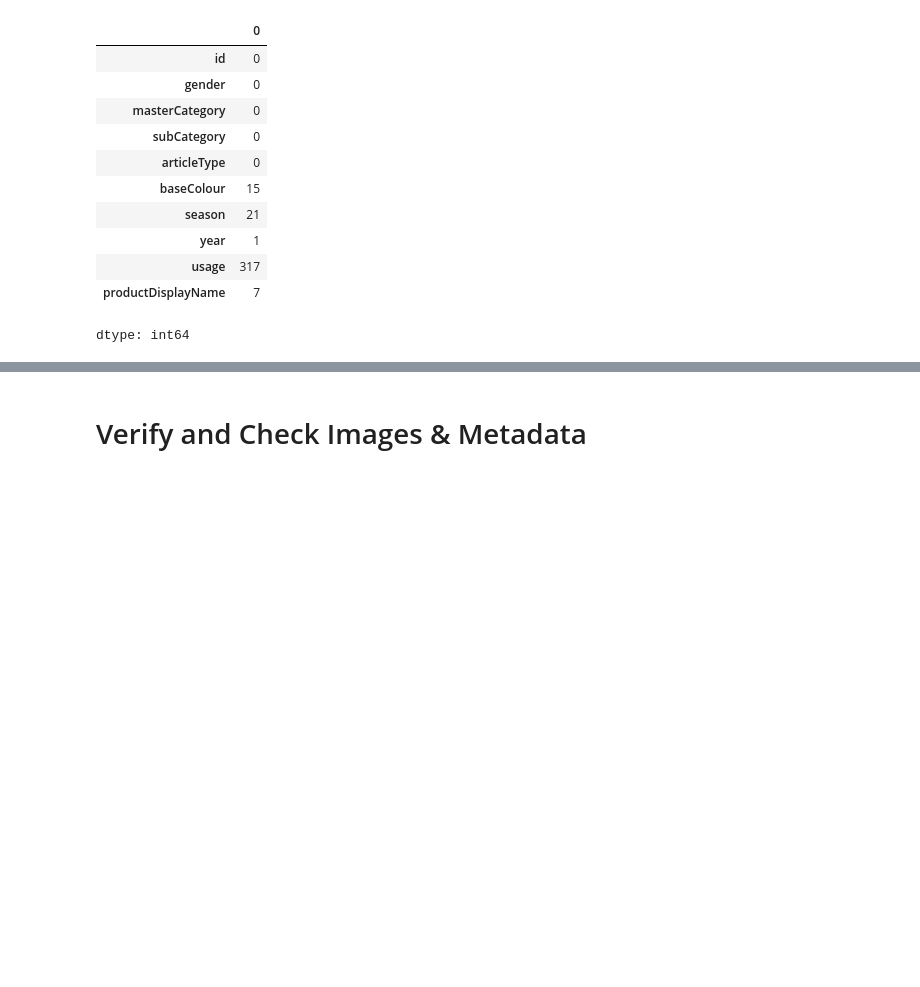
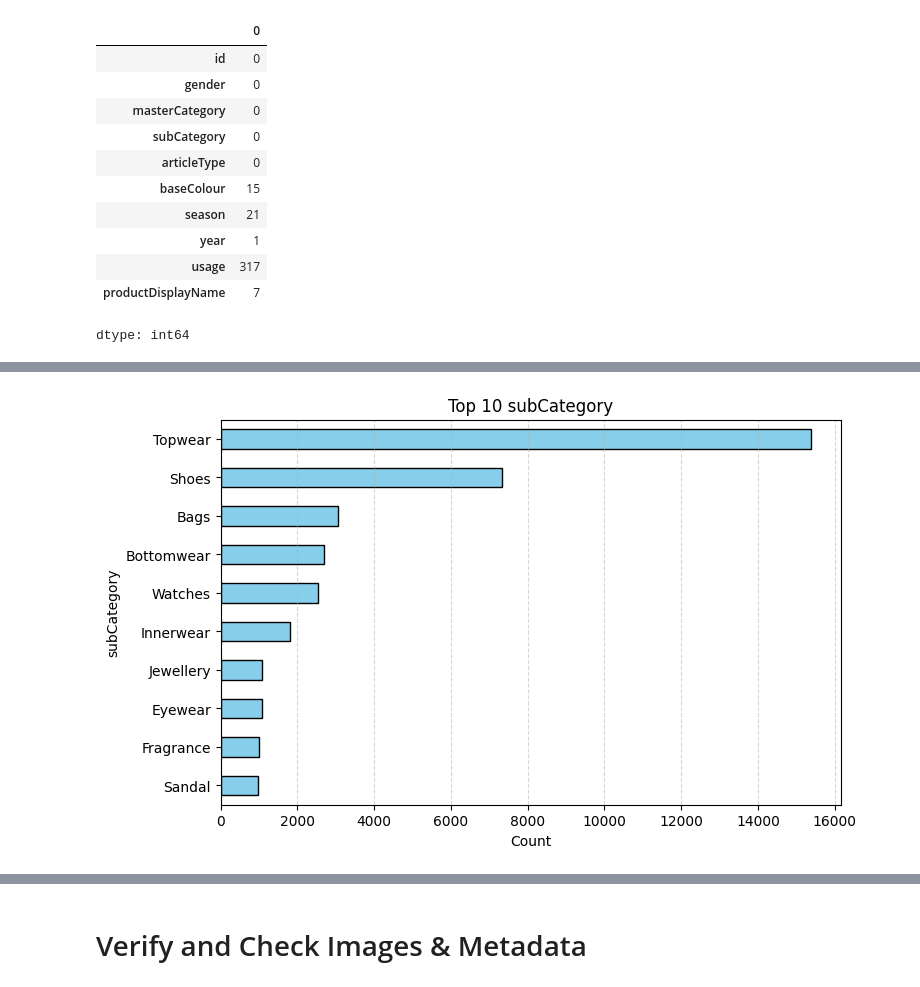
Before and after one commit to aminnademi/Predict-Fashion-Product-Images, a Jupyter notebook: Training/training_process.ipynb, the cells around one changed output, grey strips where cells are left out. Saved outputs shown, nothing was run; the diff lists cells and outputs as text; code cells hidden in the pictures; blank space fills up the shorter version.

```diff
--- a/Training/training_process.ipynb
+++ b/Training/training_process.ipynb
@@ -62,0 +88,11 @@ cleaned = df.dropna()
+# %%
+top10 = cleaned['subCategory'].value_counts().nlargest(10)
+plt.figure(figsize=(8,5))
+top10.plot(kind='barh', color='skyblue', edgecolor='k')
+plt.title('Top 10 subCategory')
+plt.xlabel('Count')
+plt.gca().invert_yaxis()
+plt.grid(axis='x', linestyle='--', alpha=0.5)
+plt.show()
+# %% [output]
+[figure, added]
```
Also changed, not shown: parts of 7 cells of this notebook.
